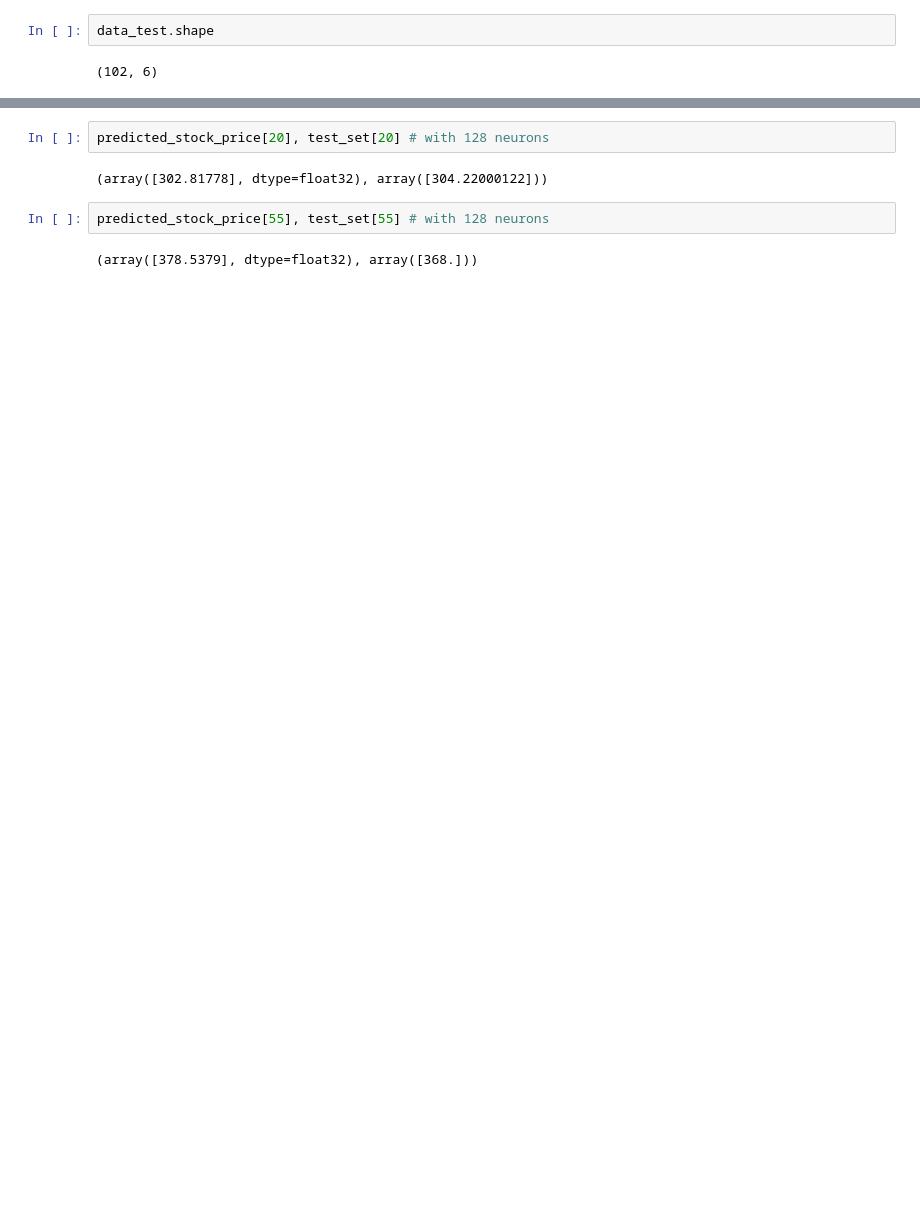
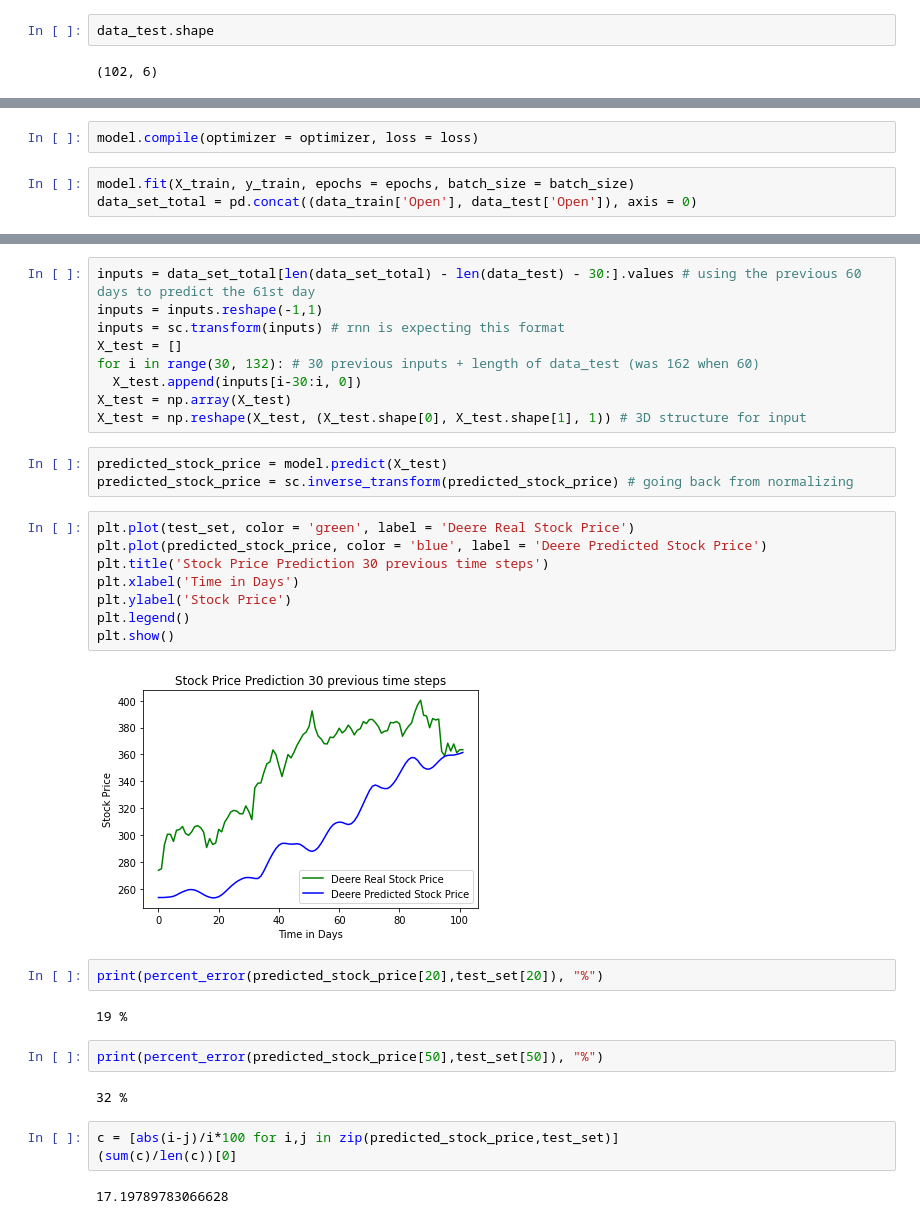
Before and after one commit to ap12798/Applied_Deep_Learning, a Jupyter notebook: Project_1.ipynb, the cells around one changed output, grey strips where cells are left out. Cells and saved outputs as stored; diff of their text form; blank space fills up the shorter version.

```diff
--- a/Project_1.ipynb
+++ b/Project_1.ipynb
@@ -209,0 +278,5 @@ predicted_stock_price[20], test_set[20] # with 64 neurons
+# %%
+model.compile(optimizer = optimizer, loss = loss)
+# %%
+model.fit(X_train, y_train, epochs = epochs, batch_size = batch_size)
+data_set_total = pd.concat((data_train['Open'], data_test['Open']), axis = 0)
@@ -210,8 +301,35 @@ predicted_stock_price[20], test_set[20] # with 64 neurons
+# %%
+inputs = data_set_total[len(data_set_total) - len(data_test) - 30:].values # using the previous 60 days to predict the 61st day
+inputs = inputs.reshape(-1,1)
+inputs = sc.transform(inputs) # rnn is expecting this format
+X_test = []
+for i in range(30, 132): # 30 previous inputs + length of data_test (was 162 when 60)
+  X_test.append(inputs[i-30:i, 0])
+X_test = np.array(X_test)
+X_test = np.reshape(X_test, (X_test.shape[0], X_test.shape[1], 1)) # 3D structure for input
+# %%
+predicted_stock_price = model.predict(X_test)
+predicted_stock_price = sc.inverse_transform(predicted_stock_price) # going back from normalizing
+# %%
+plt.plot(test_set, color = 'green', label = 'Deere Real Stock Price')
+plt.plot(predicted_stock_price, color = 'blue', label = 'Deere Predicted Stock Price')
+plt.title('Stock Price Prediction 30 previous time steps')
+plt.xlabel('Time in Days')
+plt.ylabel('Stock Price')
+plt.legend()
+plt.show()
+# %% [output]
+[figure, added]
 # %%
-predicted_stock_price[20], test_set[20] # with 128 neurons
+print(percent_error(predicted_stock_price[20],test_set[20]), "%")
 # %% [output]
-(array([302.81778], dtype=float32), array([304.22000122]))
+19 %
-# %%
-predicted_stock_price[55], test_set[55] # with 128 neurons
-# %% [output]
-(array([378.5379], dtype=float32), array([368.]))
+# %%
+print(percent_error(predicted_stock_price[50],test_set[50]), "%")
+# %% [output]
+32 %
+# %%
+c = [abs(i-j)/i*100 for i,j in zip(predicted_stock_price,test_set)]
+(sum(c)/len(c))[0]
+# %% [output]
+17.19789783066628
```
Also changed, not shown: parts of 44 cells of this notebook.
